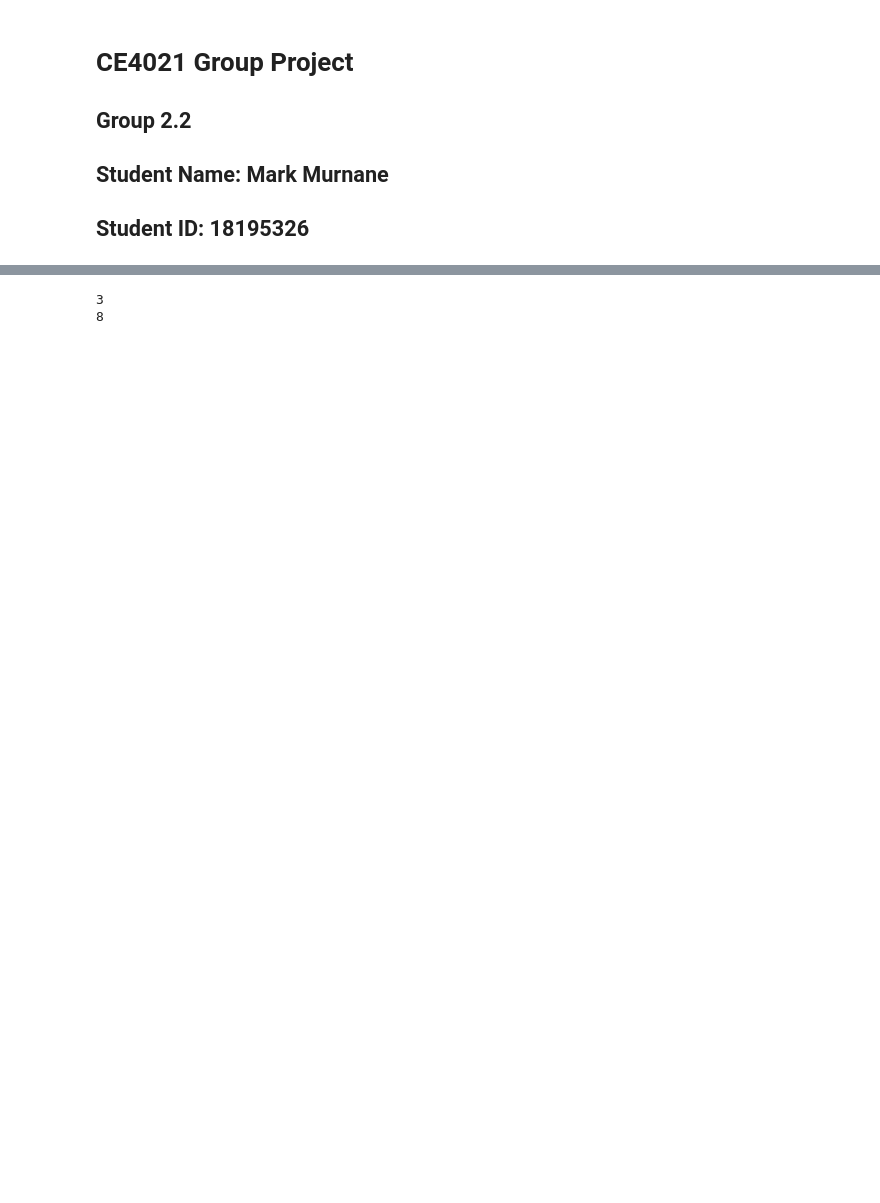
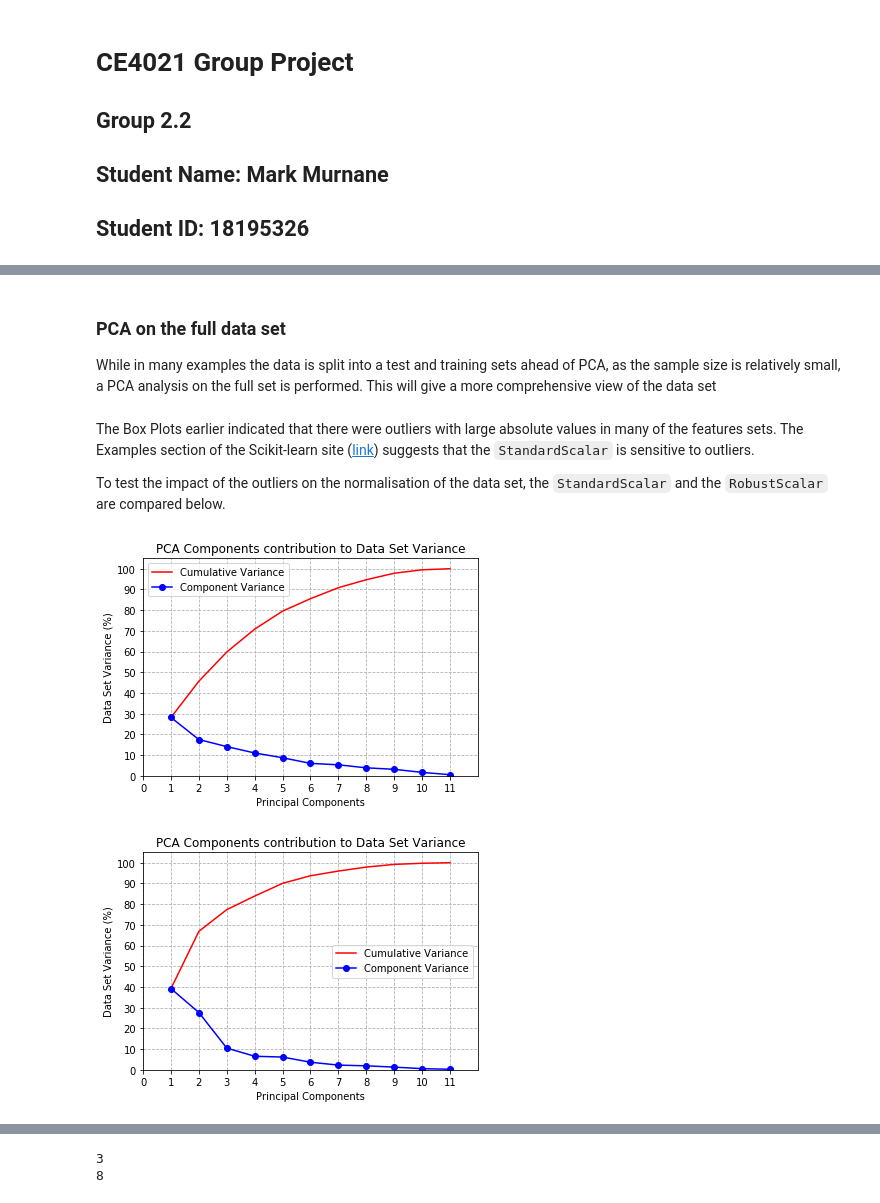
Before and after one commit to vipulpopat/MSCAI_CE4021_Project, a Jupyter notebook: GroupProject_18195326.ipynb, the cells around one changed output, grey strips where cells are left out. Drawn from its saved outputs; the diff is of its cells as text; code cells hidden in the pictures; blank space fills up the shorter version.

```diff
--- a/GroupProject_18195326.ipynb
+++ b/GroupProject_18195326.ipynb
@@ -65,0 +105,5 @@ _Make sure to check for direction.  May need to reshape the matrix_
+# %% [markdown]
+### PCA on the full data set
+
+
+While in many examples the data is split into a test and training sets ahead of PCA, as the sample size is relatively small, a PCA analysis on the full set is performed.  This will give a more comprehensive view of the data set
@@ -65,0 +134,29 @@ _Make sure to check for direction.  May need to reshape the matrix_
+# %% [markdown]
+The Box Plots earlier indicated that there were outliers with large absolute values in many of the features sets.  The Examples section of the Scikit-learn site ([link](https://scikit-learn.org/stable/auto_examples/preprocessing/plot_all_scaling.html)) suggests that the `StandardScalar` is sensitive to outliers.
+
+To test the impact of the outliers on the normalisation of the data set, the `StandardScalar` and the `RobustScalar` are compared below.
+# %%
+# 1. Normalisation
+wine_data_std = preprocessing.scale(wine_data, axis=0)
+wine_data_rbst = preprocessing.robust_scale(wine_data, axis=0)
+
+# 2. Do a PCA analysis to determine which variables appear to be relatively more important than others
+pca_full_std = PCA()
+pca_full_std.fit(wine_data_std)
+
+full_variance_ratio = pca_full_std.explained_variance_ratio_*100
+full_cumulative_vr = np.cumsum(full_variance_ratio)
+
+plot_pca_variance(full_cumulative_vr, full_variance_ratio)
+
+# 2. Do a PCA analysis to determine which variables appear to be relatively more important than others
+pca_full_rbst = PCA()
+pca_full_rbst.fit(wine_data_rbst)
+
+full_variance_ratio = pca_full_rbst.explained_variance_ratio_*100
+full_cumulative_vr = np.cumsum(full_variance_ratio)
+
+plot_pca_variance(full_cumulative_vr, full_variance_ratio)
+# %% [output]
+[figure, added]
+[figure, added]
```
Also changed, not shown: parts of 36 cells of this notebook, 3 other files.
